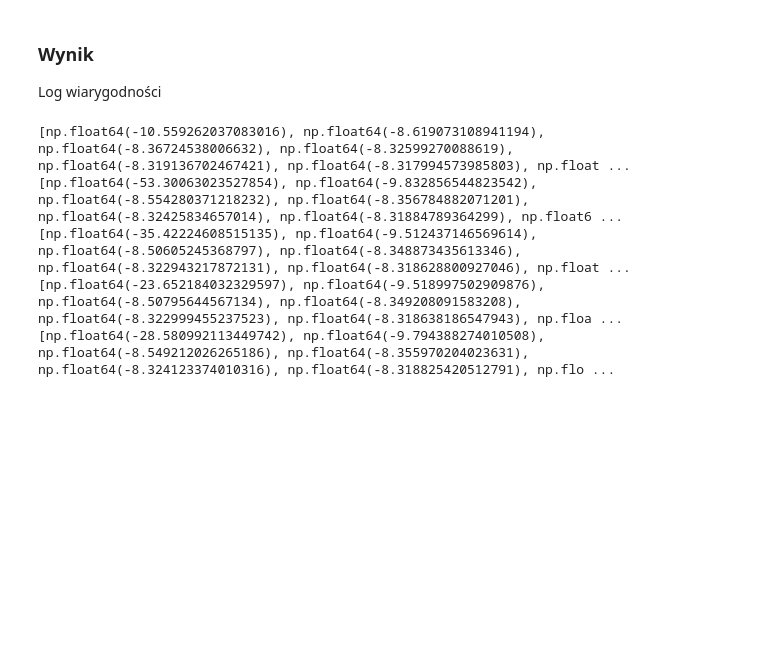
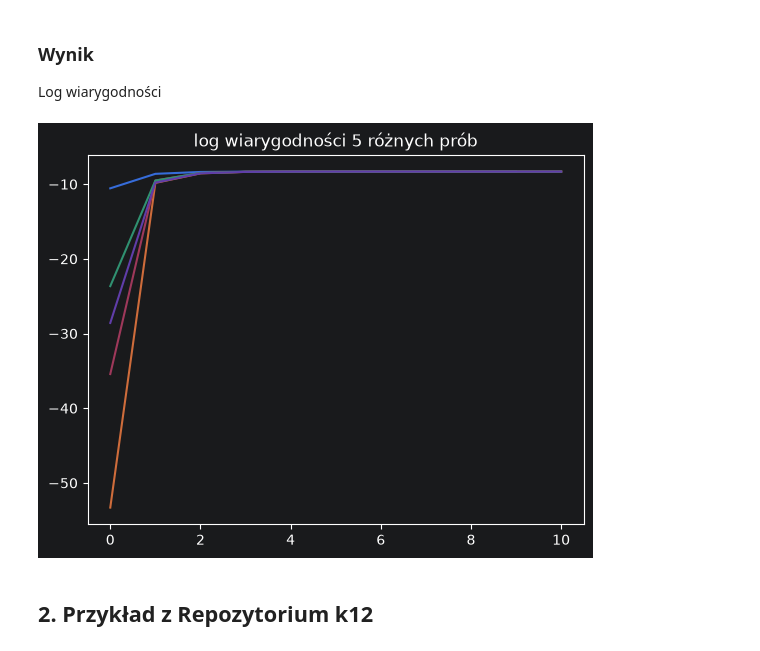
Before and after one commit to xXKeNdAmAmAsTeRXx/IFM_konwoledge_enginnering, a Jupyter notebook: src/ifm_konwoledge_enginnering/Bayesian_networks/notebooks/02_EM_algorithm.ipynb, the cells around one changed output. Drawn from its saved outputs; the diff is of its cells as text; code cells hidden in the pictures; blank space fills up the shorter version.

```diff
--- a/src/ifm_konwoledge_enginnering/Bayesian_networks/notebooks/02_EM_algorithm.ipynb
+++ b/src/ifm_konwoledge_enginnering/Bayesian_networks/notebooks/02_EM_algorithm.ipynb
@@ -58,11 +59,15 @@ Dane z rozkładu A i B
 ### Wynik
 Log wiarygodności
 # %%
+from matplotlib import pyplot as plt
+
 for run in hist:
-    print(run)
+    plt.plot(run)
+
+
+plt.title("log wiarygodności 5 różnych prób")
+plt.show()
 # %% [output]
-[np.float64(-10.559262037083016), np.float64(-8.619073108941194), np.float64(-8.36724538006632), np.float64(-8.32599270088619), np.float64(-8.319136702467421), np.float64(-8.317994573985803), np.float ...
-[np.float64(-53.30063023527854), np.float64(-9.832856544823542), np.float64(-8.554280371218232), np.float64(-8.356784882071201), np.float64(-8.32425834657014), np.float64(-8.31884789364299), np.float6 ...
-[np.float64(-35.42224608515135), np.float64(-9.512437146569614), np.float64(-8.50605245368797), np.float64(-8.348873435613346), np.float64(-8.322943217872131), np.float64(-8.318628800927046), np.float ...
-[np.float64(-23.652184032329597), np.float64(-9.518997502909876), np.float64(-8.50795644567134), np.float64(-8.349208091583208), np.float64(-8.322999455237523), np.float64(-8.318638186547943), np.floa ...
-[np.float64(-28.580992113449742), np.float64(-9.794388274010508), np.float64(-8.549212026265186), np.float64(-8.355970204023631), np.float64(-8.324123374010316), np.float64(-8.318825420512791), np.flo ...
+[figure, added]
+# %% [markdown]
+## 2. Przykład z Repozytorium k12
```
Also changed, not shown: parts of 8 cells of this notebook.
